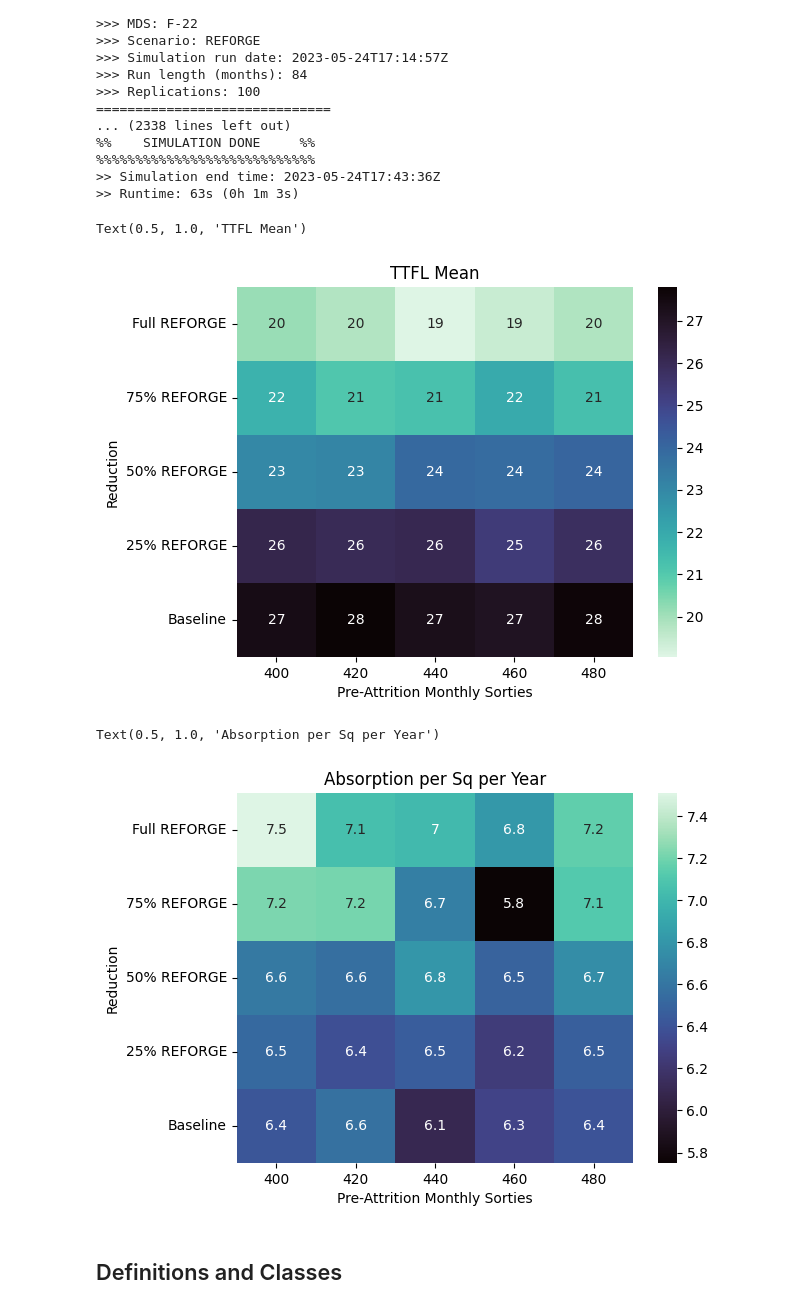
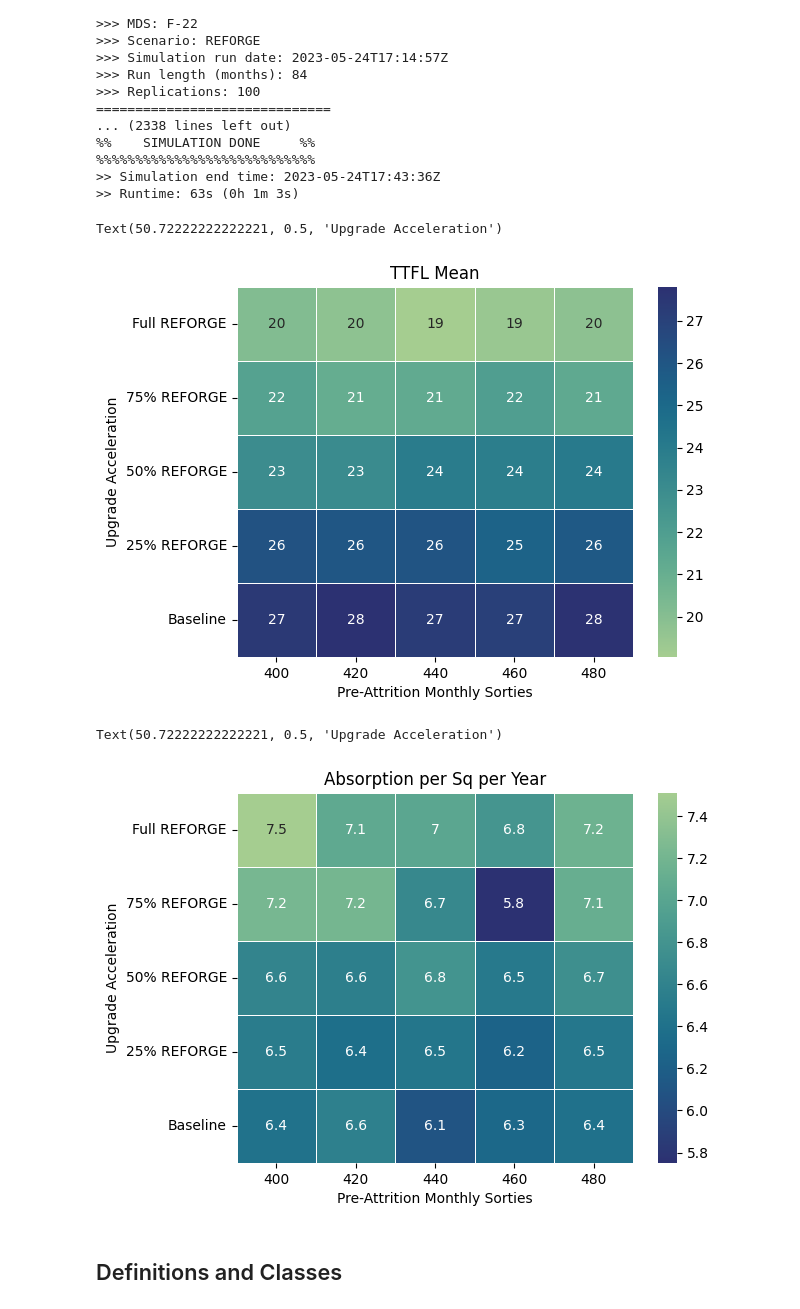
Before and after one commit to ialara/actf, a Jupyter notebook: f22_reforge_cases.ipynb, the cells around one changed output. Saved outputs shown, nothing was run; the diff lists cells and outputs as text; code cells hidden in the pictures.

Commit message:
different cmaps

```diff
--- a/f22_reforge_cases.ipynb
+++ b/f22_reforge_cases.ipynb
@@ -1400,17 +1400,19 @@ df = pd.DataFrame({"Mean TTFL": mean_ttfls, "Mean Absorption per Year": mean_abs
 ttfl_matrix = df.pivot(index='Reduction', columns='Pre-Attrition Monthly Sorties', values='Mean TTFL').reindex(reduction_order)
 absorption_matrix = df.pivot(index='Reduction', columns='Pre-Attrition Monthly Sorties', values='Mean Absorption per Year').reindex(reduction_order)
 # %%
-sns.heatmap(ttfl_matrix, annot=True, cmap='mako_r')
+sns.heatmap(ttfl_matrix, annot=True, cmap='crest', linewidth=0.5)
 plt.title('TTFL Mean')
+plt.ylabel('Upgrade Acceleration')
 # %% [output]
-Text(0.5, 1.0, 'TTFL Mean')
+Text(50.72222222222221, 0.5, 'Upgrade Acceleration')
-[figure, old version]
+[figure, new version]
 # %%
-sns.heatmap(absorption_matrix, annot=True, cmap='mako')
+sns.heatmap(absorption_matrix, annot=True, cmap='crest_r', linewidth=0.5)
 plt.title('Absorption per Sq per Year')
+plt.ylabel('Upgrade Acceleration')
 # %% [output]
-Text(0.5, 1.0, 'Absorption per Sq per Year')
+Text(50.72222222222221, 0.5, 'Upgrade Acceleration')
-[figure, old version]
+[figure, new version]
 # %% [markdown]
 ## Definitions and Classes
 # %% [markdown]
```
